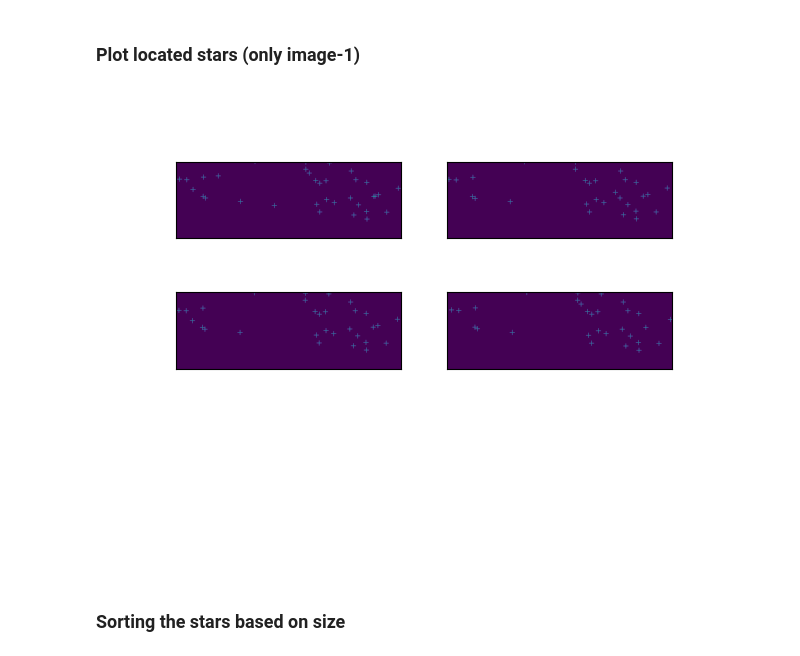
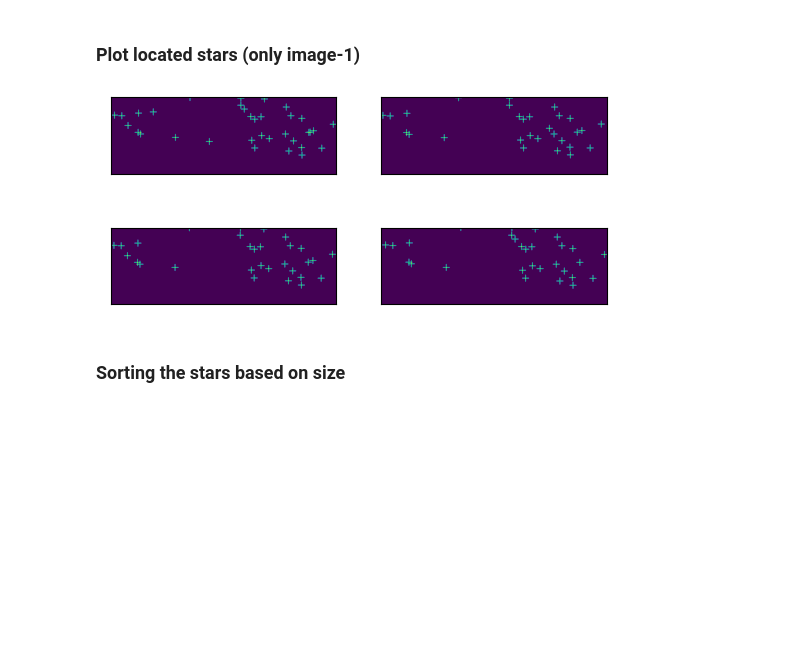
Before and after one commit to harivignesh777/DIP_course_project, a Jupyter notebook: Termproject.ipynb, the cells around one changed output. Drawn from its saved outputs; the diff is of its cells as text; code cells hidden in the pictures; blank space fills up the shorter version.

```diff
--- a/Termproject.ipynb
+++ b/Termproject.ipynb
@@ -137,23 +138,23 @@ Locating stars in Image- 4
 # %% [markdown]
 ### Plot located stars (only image-1)
 # %%
-Plot_length = 12
+Plot_length = 16
 
 
 plt.figure(plot_no)
 plot_no += 1
 for image_no in range(len(IMAGES)):
     image_copy = IMAGES[image_no].copy()
     for star in STARS[image_no]:
-        image_copy[max([round(star[1])-Plot_length, 0]) : min([round(star[1])+Plot_length+1, image_copy.shape[0]]),  round(star[2])] = 1
-        image_copy[round(star[1]), max([round(star[2])-Plot_length, 0]) : min([round(star[2])+Plot_length+1, image_copy.shape[1]])] = 1
+        image_copy[max([round(star[1])-Plot_length, 0]) : min([round(star[1])+Plot_length+1, image_copy.shape[0]]),  round(star[2])-1:round(star[2])+2] = 1
+        image_copy[round(star[1])-1:round(star[1])+2, max([round(star[2])-Plot_length, 0]) : min([round(star[2])+Plot_length+1, image_copy.shape[1]])] = 1
     plt.subplot(3,2,image_no+1)
     plt.imshow(image_copy)
     plt.xticks([])
     plt.yticks([])
 plt.show()
 # %% [output]
-[figure, old version]
+[figure, new version]
 # %% [markdown]
 ### Sorting the stars based on size
 # %%
```
Also changed, not shown: parts of 6 cells of this notebook.
